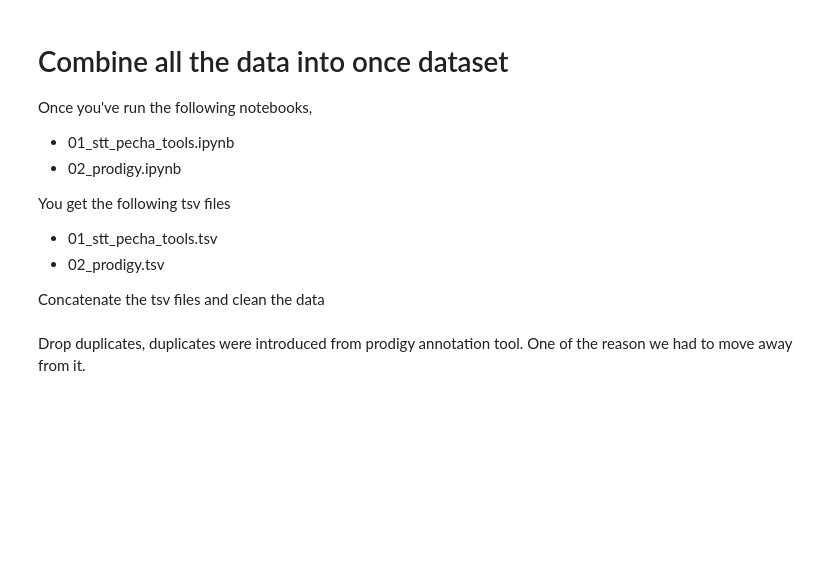
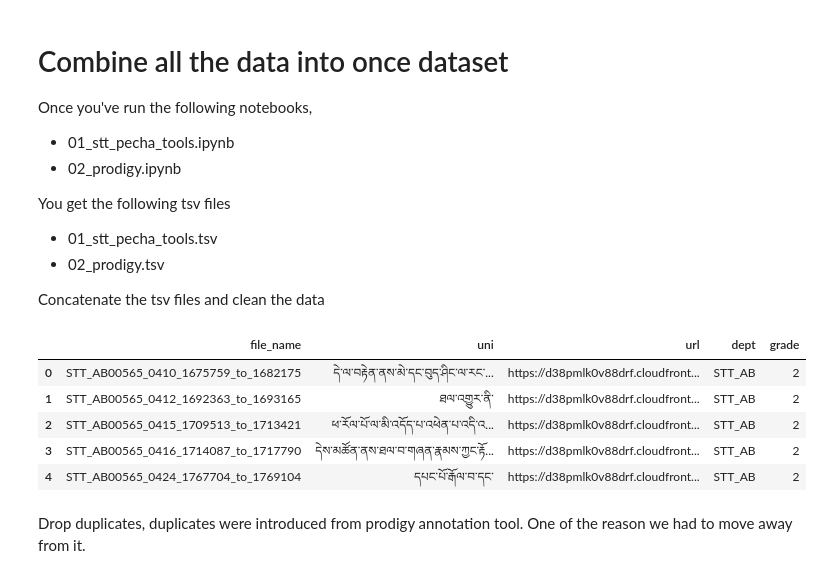
Before and after one commit to OpenPecha/stt-combine-datasets, a Jupyter notebook: 04_combine_all.ipynb, the cells around one changed output. Drawn from its saved outputs; the diff is of its cells as text; code cells hidden in the pictures; blank space fills up the shorter version.

```diff
--- a/04_combine_all.ipynb
+++ b/04_combine_all.ipynb
@@ -17,3 +17,12 @@ prodigy =         "02_prodigy_finalised.csv"
 import pandas as pd
 pecha_tools_df = pd.read_csv(stt_pecha_tools)
 prodigy_df = pd.read_csv(prodigy)
+# %%
+pecha_tools_df.head()
+# %% [output]
+|  | file_name | uni | url | dept | grade |
+| 0 | STT_AB00565_0410_1675759_to_1682175 | དེ་ལ་བརྟེན་ནས་མེ་དང་བུད་ཤིང་ལ་རང་... | https://d38pmlk0v88drf.cloudfront... | STT_AB | 2 |
+| 1 | STT_AB00565_0412_1692363_to_1693165 | ཐལ་འགྱུར་ནི་ | https://d38pmlk0v88drf.cloudfront... | STT_AB | 2 |
+| 2 | STT_AB00565_0415_1709513_to_1713421 | ཕ་རོལ་པོ་ལ་མི་འདོད་པ་འཕེན་པ་འདི་འ... | https://d38pmlk0v88drf.cloudfront... | STT_AB | 2 |
+| 3 | STT_AB00565_0416_1714087_to_1717790 | དེས་མཚོན་ནས་ཐལ་བ་གཞན་རྣམས་ཀྱང་རྟོ... | https://d38pmlk0v88drf.cloudfront... | STT_AB | 2 |
+| 4 | STT_AB00565_0424_1767704_to_1769104 | དཔང་པོ་རྒོལ་བ་དང་ | https://d38pmlk0v88drf.cloudfront... | STT_AB | 2 |
```
Also changed, not shown: parts of 6 cells of this notebook, 3 other files.
